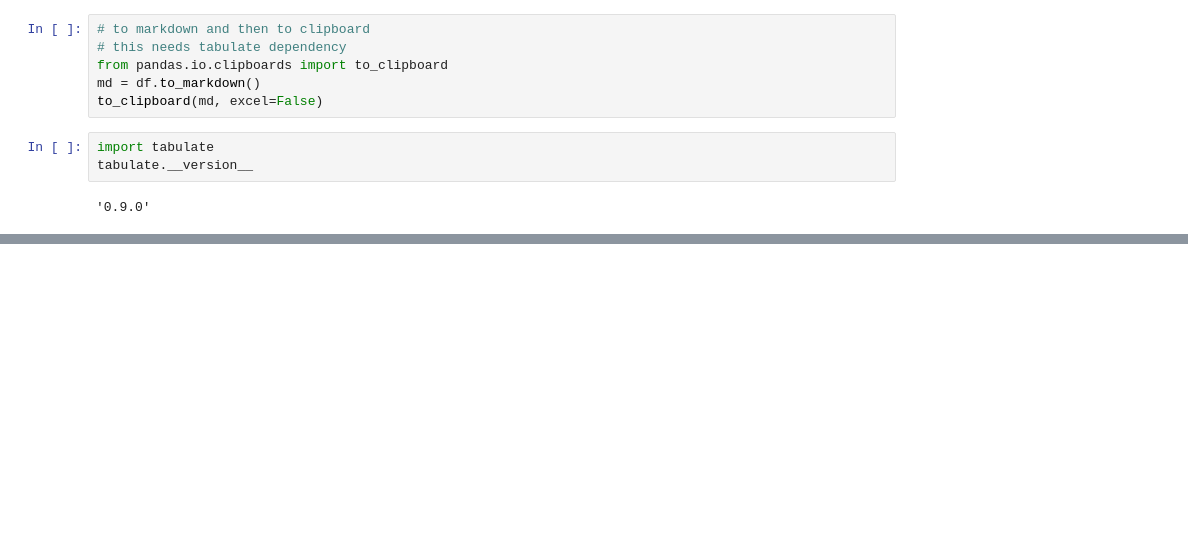
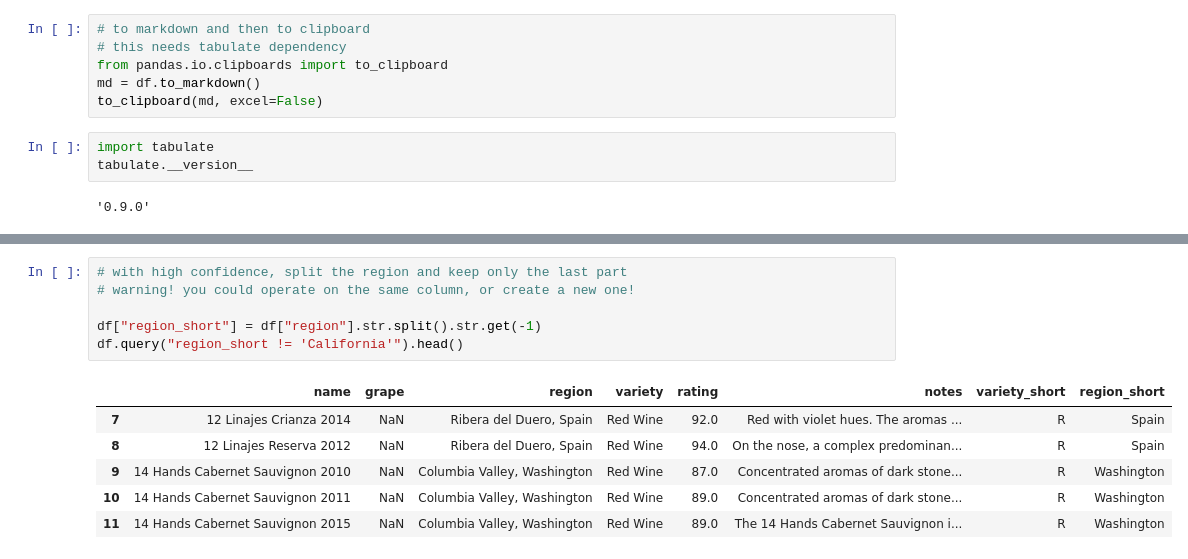
Before and after one commit to Fatemeh-Esmaeili/MLOps, a Jupyter notebook: EDA.ipynb, the cells around one changed output, grey strips where cells are left out. Cells and saved outputs as stored; diff of their text form; blank space fills up the shorter version.

```diff
--- a/EDA.ipynb
+++ b/EDA.ipynb
@@ -228,0 +378,13 @@ tabulate.__version__
+# %%
+# with high confidence, split the region and keep only the last part
+# warning! you could operate on the same column, or create a new one!
+
+df["region_short"] = df["region"].str.split().str.get(-1)
+df.query("region_short != 'California'").head()
+# %% [output]
+|  | name | grape | region | variety | rating | notes | variety_short | region_short |
+| 7 | 12 Linajes Crianza 2014 | NaN | Ribera del Duero, Spain | Red Wine | 92.0 | Red with violet hues. The aromas ... | R | Spain |
+| 8 | 12 Linajes Reserva 2012 | NaN | Ribera del Duero, Spain | Red Wine | 94.0 | On the nose, a complex predominan... | R | Spain |
+| 9 | 14 Hands Cabernet Sauvignon 2010 | NaN | Columbia Valley, Washington | Red Wine | 87.0 | Concentrated aromas of dark stone... | R | Washington |
+| 10 | 14 Hands Cabernet Sauvignon 2011 | NaN | Columbia Valley, Washington | Red Wine | 89.0 | Concentrated aromas of dark stone... | R | Washington |
+| 11 | 14 Hands Cabernet Sauvignon 2015 | NaN | Columbia Valley, Washington | Red Wine | 89.0 | The 14 Hands Cabernet Sauvignon i... | R | Washington |
```
Also changed, not shown: parts of 23 cells of this notebook.
